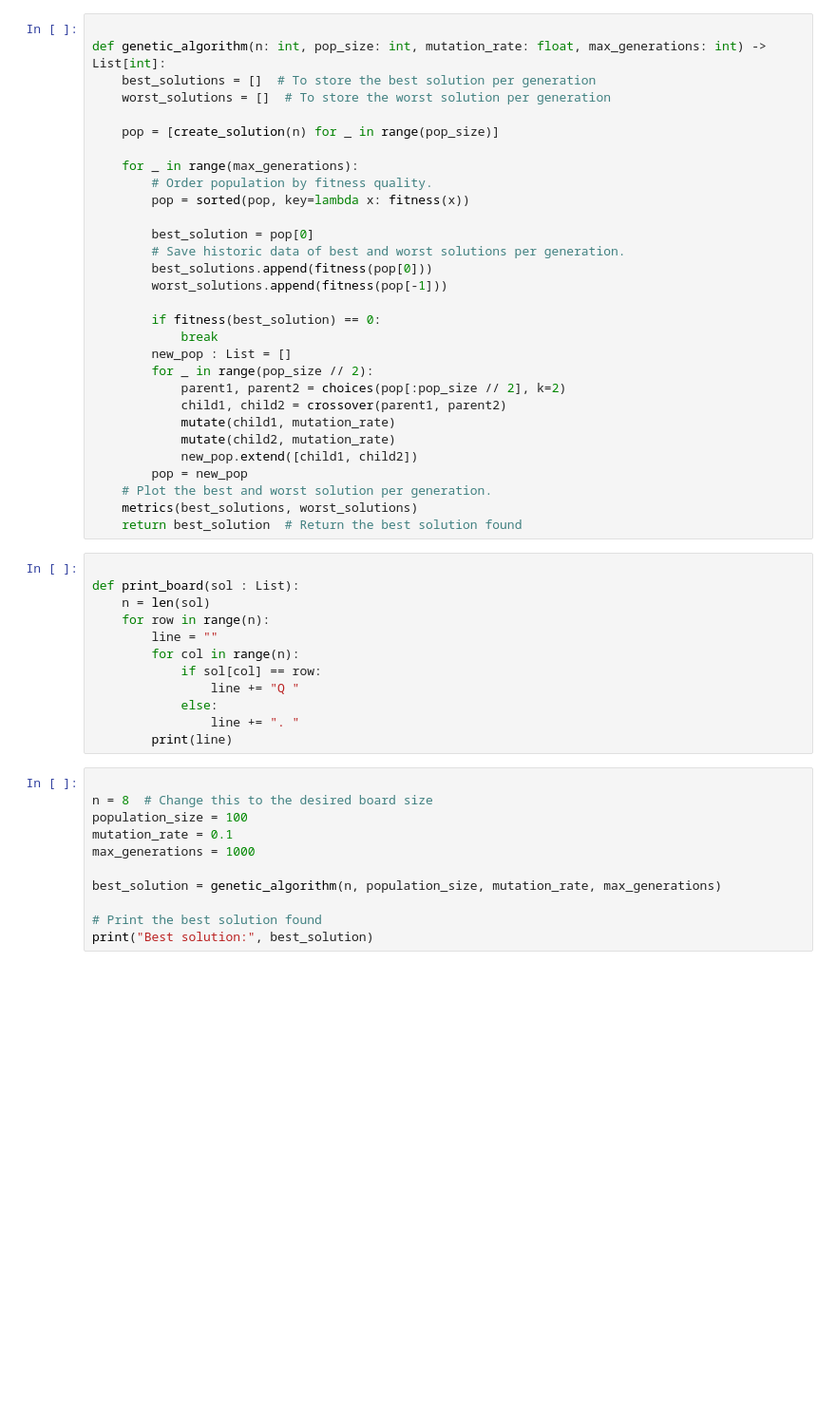
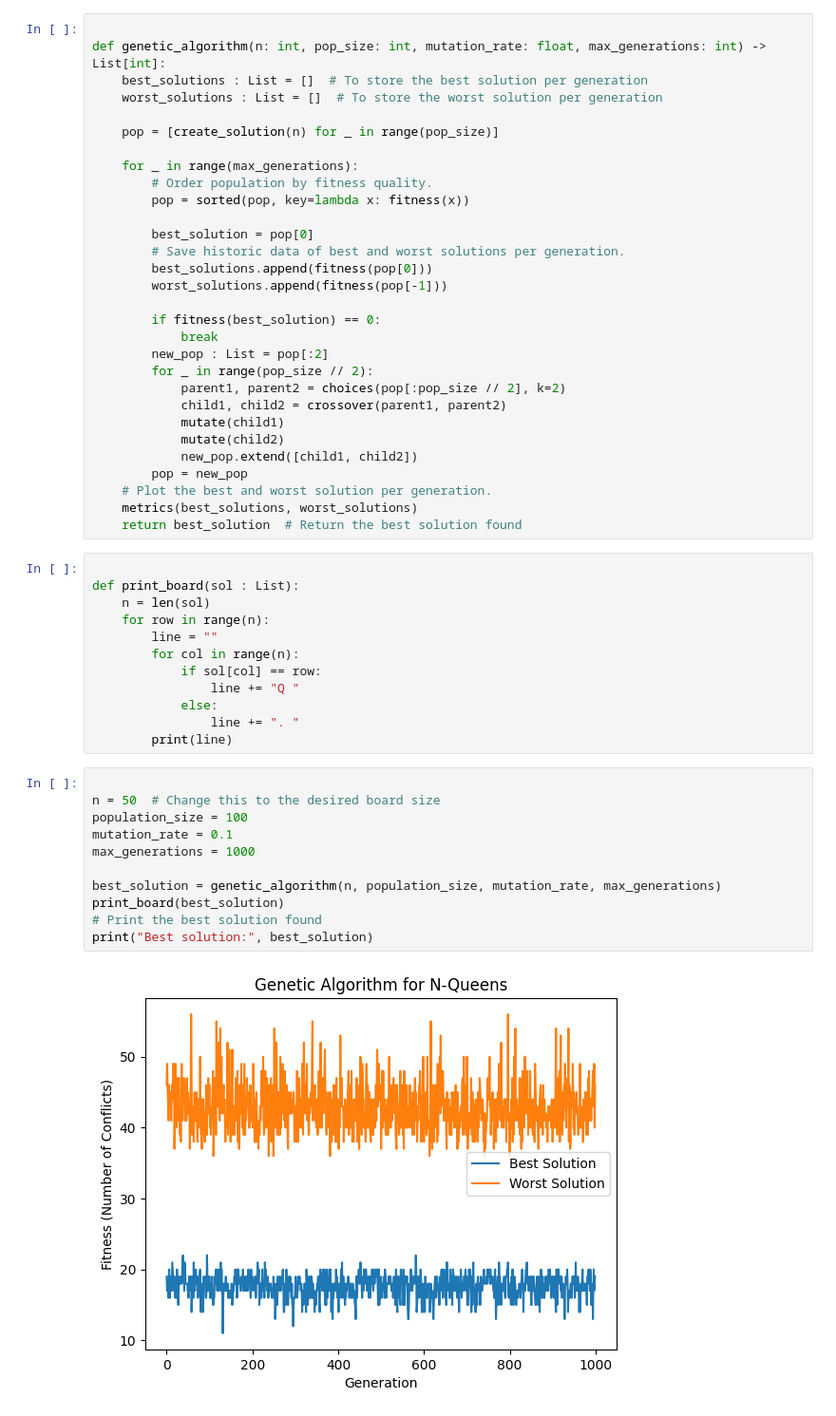
Before and after one commit to VitcSS/Queen_Evo, a Jupyter notebook: main.ipynb, the cells around one changed output. Shown at 95% size. Cells and saved outputs as stored; diff of their text form; blank space fills up the shorter version.

```diff
--- a/main.ipynb
+++ b/main.ipynb
@@ -47,8 +47,8 @@ def metrics(best_solutions : List, worst_solutions : List)->None:
 # %%
 
 def genetic_algorithm(n: int, pop_size: int, mutation_rate: float, max_generations: int) -> List[int]:
-    best_solutions = []  # To store the best solution per generation
-    worst_solutions = []  # To store the worst solution per generation
+    best_solutions : List = []  # To store the best solution per generation
+    worst_solutions : List = []  # To store the worst solution per generation
 
     pop = [create_solution(n) for _ in range(pop_size)]
 
@@ -63,12 +63,12 @@ def genetic_algorithm(n: int, pop_size: int, mutation_rate: float, max_generatio
 
         if fitness(best_solution) == 0:
             break
-        new_pop : List = []
+        new_pop : List = pop[:2]
         for _ in range(pop_size // 2):
             parent1, parent2 = choices(pop[:pop_size // 2], k=2)
             child1, child2 = crossover(parent1, parent2)
-            mutate(child1, mutation_rate)
-            mutate(child2, mutation_rate)
+            mutate(child1)
+            mutate(child2)
             new_pop.extend([child1, child2])
         pop = new_pop
     # Plot the best and worst solution per generation.
@@ -88,13 +88,14 @@ def print_board(sol : List):
         print(line)
 # %%
 
-n = 8  # Change this to the desired board size
+n = 50  # Change this to the desired board size
 population_size = 100
 mutation_rate = 0.1
 max_generations = 1000
 
 best_solution = genetic_algorithm(n, population_size, mutation_rate, max_generations)
-
+print_board(best_solution)
 # Print the best solution found
 print("Best solution:", best_solution)
 # %% [output]
+[figure, added]
```
Also changed, not shown: parts of 1 cell of this notebook.
